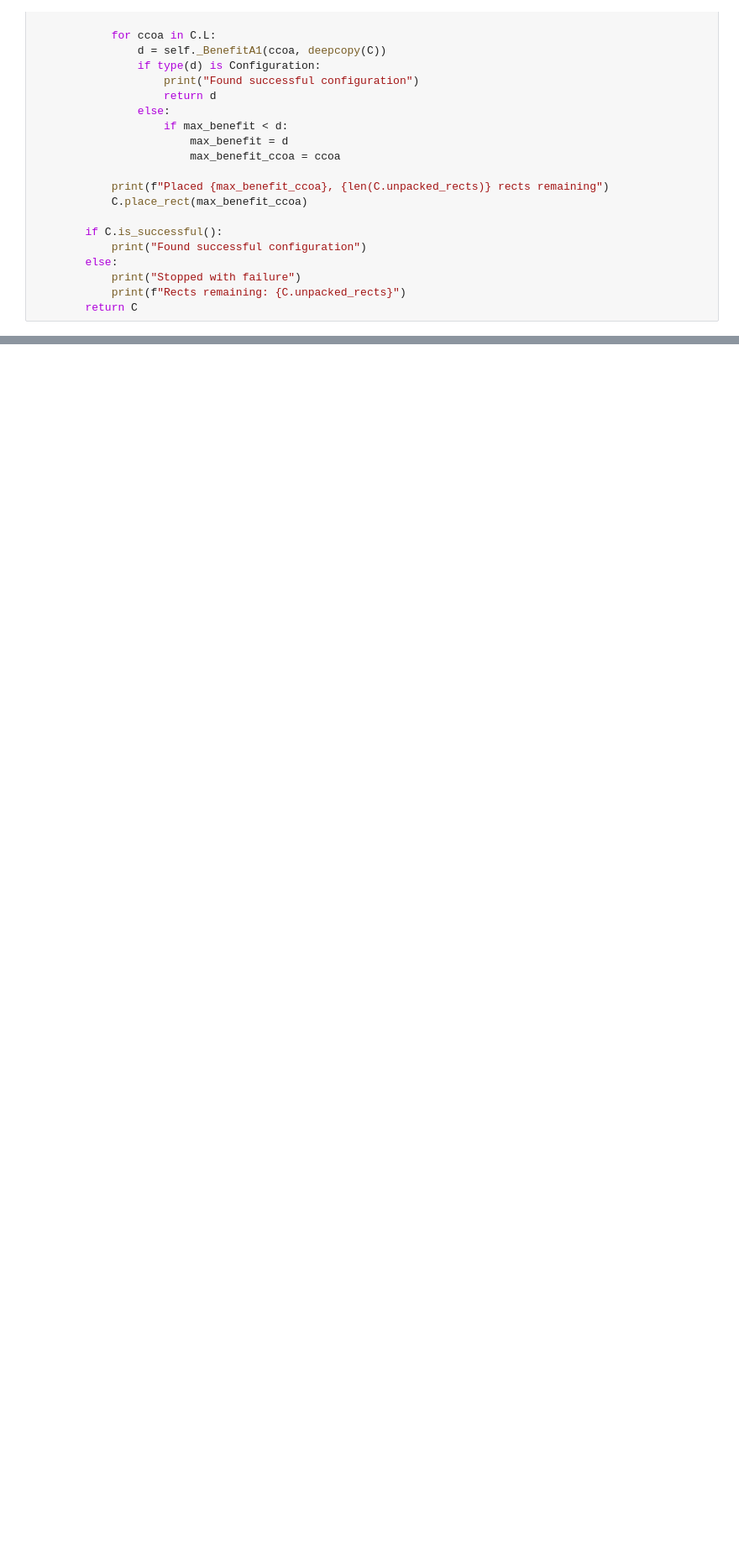
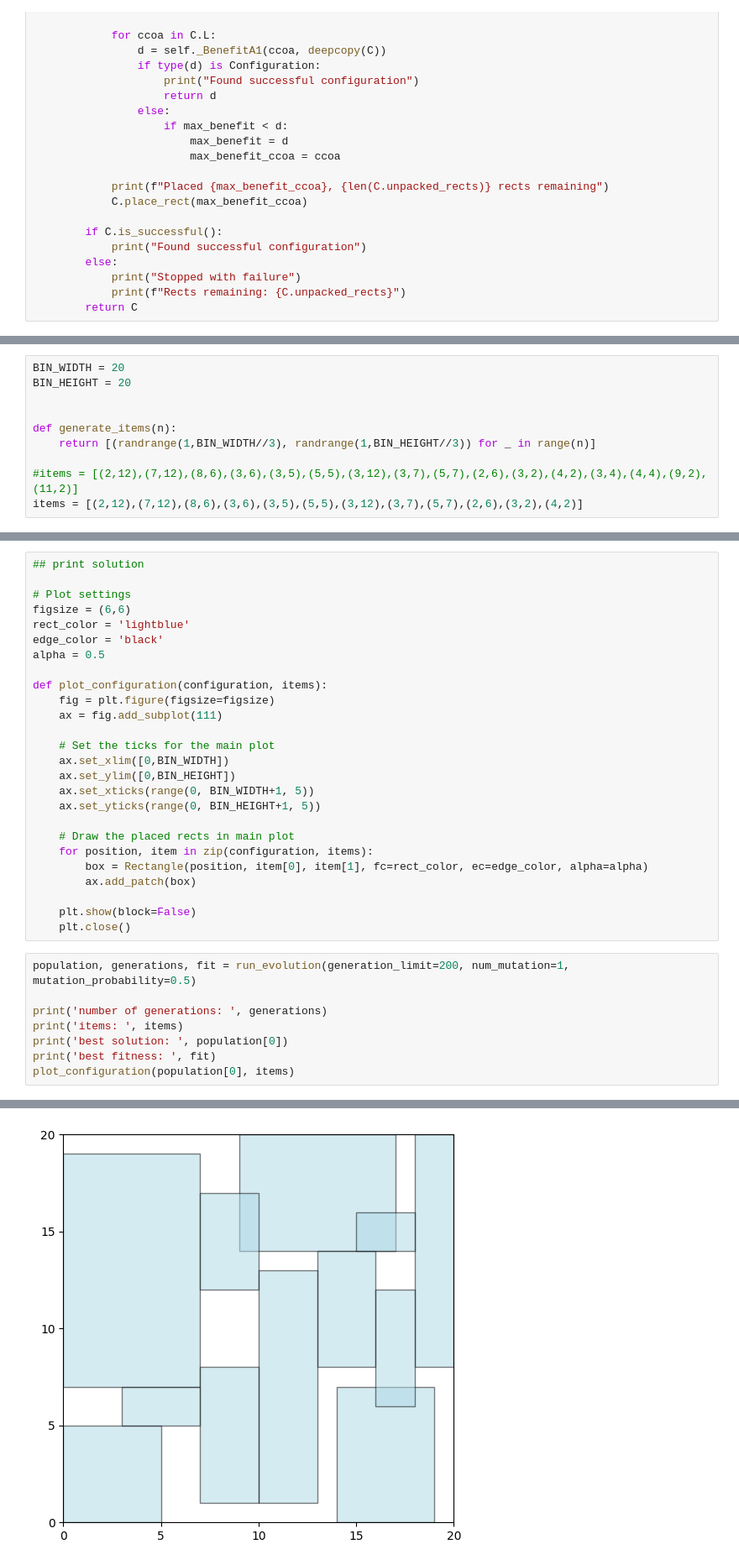
Before and after one commit to MisterMandarino/3D-Packing-Problem-using-Evolutionary-Computations, a Jupyter notebook: BinPackingProblem.ipynb, the cells around one changed output, grey strips where cells are left out. Shown at 84% size. Cells and saved outputs as stored; diff of their text form; blank space fills up the shorter version.

```diff
--- a/BinPackingProblem.ipynb
+++ b/BinPackingProblem.ipynb
@@ -629,0 +542,10 @@ def get_invalid_area(pos, dim):
+# %%
+BIN_WIDTH = 20
+BIN_HEIGHT = 20
+
+
+def generate_items(n):
+    return [(randrange(1,BIN_WIDTH//3), randrange(1,BIN_HEIGHT//3)) for _ in range(n)]
+
+#items = [(2,12),(7,12),(8,6),(3,6),(3,5),(5,5),(3,12),(3,7),(5,7),(2,6),(3,2),(4,2),(3,4),(4,4),(9,2),(11,2)]
+items = [(2,12),(7,12),(8,6),(3,6),(3,5),(5,5),(3,12),(3,7),(5,7),(2,6),(3,2),(4,2)]
@@ -726,0 +665,35 @@ def run_evolution(populate_func: PopulateFunc,
+# %%
+## print solution
+
+# Plot settings
+figsize = (6,6)
+rect_color = 'lightblue'
+edge_color = 'black'
+alpha = 0.5
+
+def plot_configuration(configuration, items):
+    fig = plt.figure(figsize=figsize)
+    ax = fig.add_subplot(111)
+
+    # Set the ticks for the main plot
+    ax.set_xlim([0,BIN_WIDTH])
+    ax.set_ylim([0,BIN_HEIGHT])
+    ax.set_xticks(range(0, BIN_WIDTH+1, 5))
+    ax.set_yticks(range(0, BIN_HEIGHT+1, 5))
+
+    # Draw the placed rects in main plot
+    for position, item in zip(configuration, items):
+        box = Rectangle(position, item[0], item[1], fc=rect_color, ec=edge_color, alpha=alpha)
+        ax.add_patch(box)
+
+    plt.show(block=False)
+    plt.close()
+# %%
+population, generations, fit = run_evolution(generation_limit=200, num_mutation=1, mutation_probability=0.5)
+
+print('number of generations: ', generations)
+print('items: ', items)
+print('best solution: ', population[0])
+print('best fitness: ', fit)
+plot_configuration(population[0], items)
+# %% [output]
@@ -726,0 +705 @@ def run_evolution(populate_func: PopulateFunc,
+[figure, added]
```
Also changed, not shown: parts of 23 cells of this notebook.
